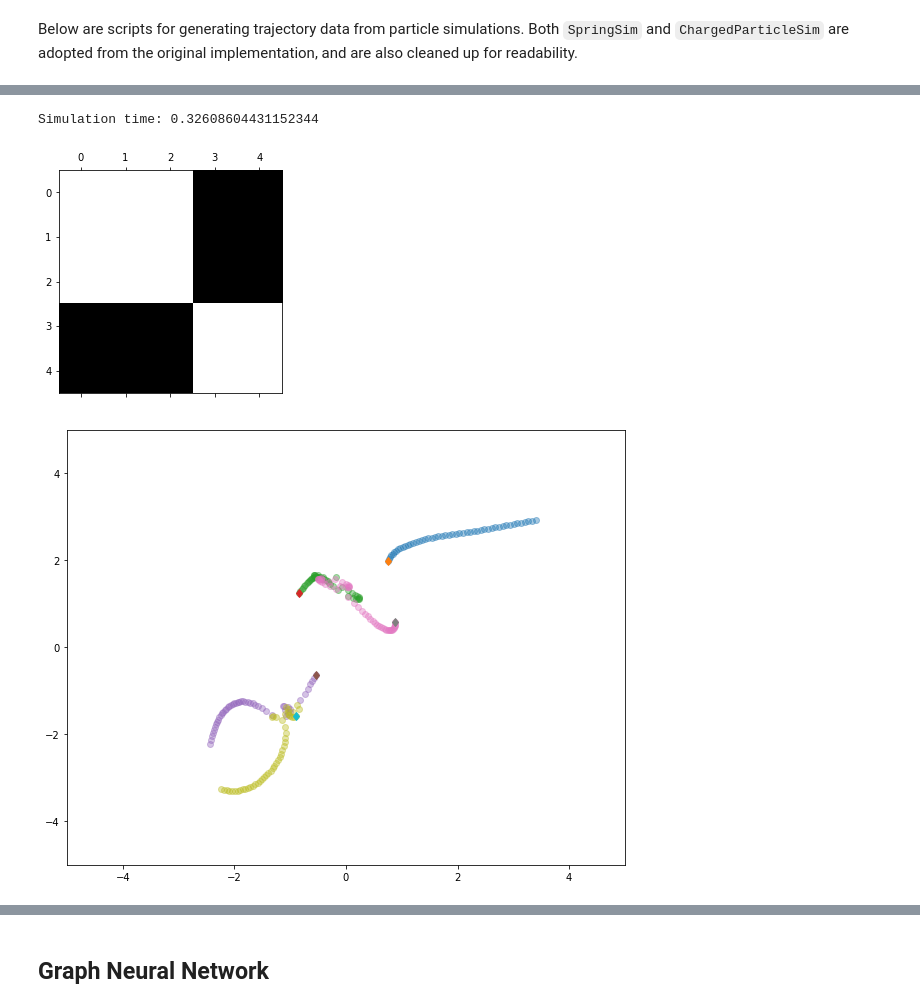
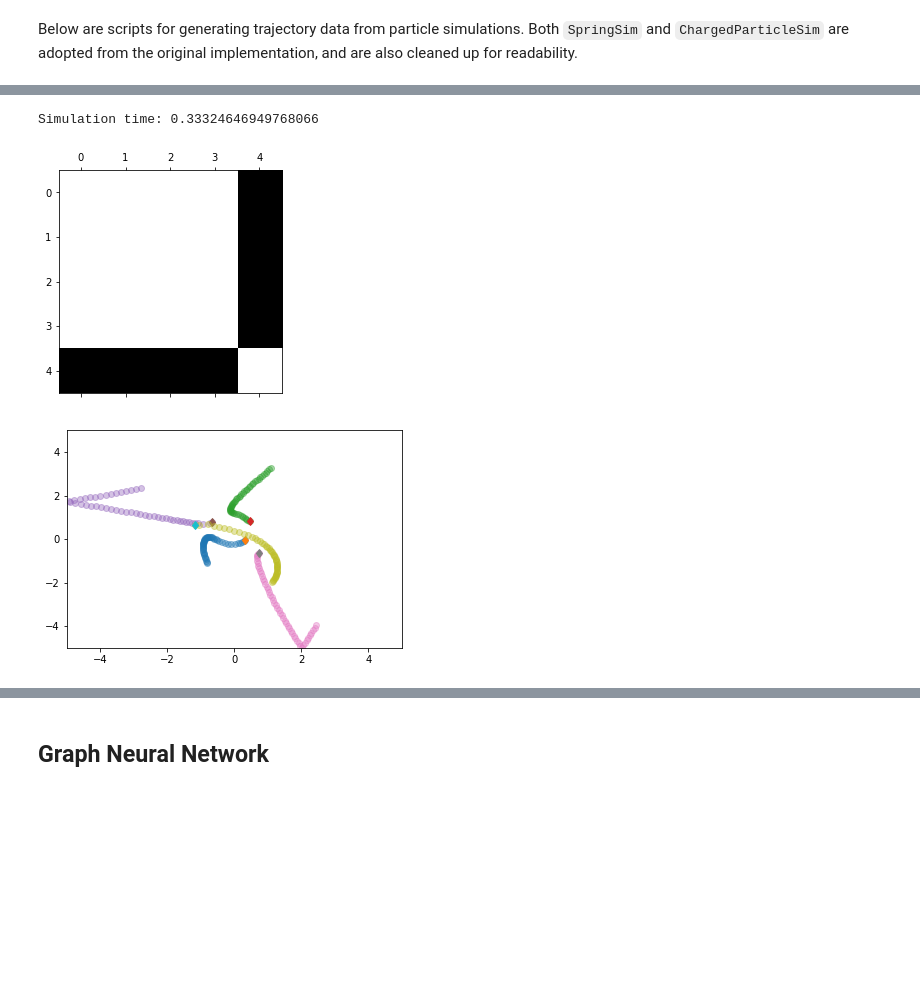
Before and after one commit to jinyeom/leuchtturm, a Jupyter notebook: Neural Relational Inference for Interacting Systems.ipynb, the cells around one changed output, grey strips where cells are left out. Drawn from its saved outputs; the diff is of its cells as text; code cells hidden in the pictures; blank space fills up the shorter version.

```diff
--- a/Neural Relational Inference for Interacting Systems.ipynb
+++ b/Neural Relational Inference for Interacting Systems.ipynb
@@ -142,13 +147,13 @@ class SpringSim(object):
 sim = SpringSim()
 
 start_time = time.time()
-loc, vel, edges = sim.sample_trajectory(T=5000, sample_freq=100)
+loc, vel, edges = sim.sample_trajectory(t=5000, sample_freq=100)
 duration = time.time() - start_time
 print(f"Simulation time: {duration}")
 
 plt.matshow(edges, cmap="gray")
 
-plt.figure(figsize=(10, 8))
+plt.figure()
 axes = plt.gca()
 axes.set_xlim([-5., 5.])
 axes.set_ylim([-5., 5.])
@@ -156,7 +161,7 @@ for i in range(loc.shape[-1]):
     plt.plot(loc[:, 0, i], loc[:, 1, i], 'o', alpha=0.4)
     plt.plot(loc[0, 0, i], loc[0, 1, i], 'd')
 
-plt.figure(figsize=(10, 8))
+plt.figure()
 energies = [sim.energy(loc[i, :, :], vel[i, :, :], edges) for i in range(loc.shape[0])]
 plt.plot(energies)
 plt.show()
@@ -304,26 +305,26 @@ class ChargedParticlesSim(object):
 # %%
 sim = ChargedParticlesSim()
 
 start_time = time.time()
-loc, vel, edges = sim.sample_trajectory(T=5000, sample_freq=100)
+loc, vel, edges = sim.sample_trajectory(t=5000, sample_freq=100)
 duration = time.time() - start_time
 print(f"Simulation time: {duration}")
 
 plt.matshow(edges, cmap="gray")
 
-plt.figure(figsize=(10, 8))
+plt.figure()
 axes = plt.gca()
 axes.set_xlim([-5., 5.])
 axes.set_ylim([-5., 5.])
 for i in range(loc.shape[-1]):
     plt.plot(loc[:, 0, i], loc[:, 1, i], 'o', alpha=0.4)
     plt.plot(loc[0, 0, i], loc[0, 1, i], 'd')
 
-plt.figure(figsize=(10, 8))
+plt.figure()
 energies = [sim.energy(loc[i, :, :], vel[i, :, :], edges) for i in range(loc.shape[0])]
 plt.plot(energies)
 plt.show()
 # %% [output]
-Simulation time: 0.32608604431152344
+Simulation time: 0.33324646949768066
-[figure, old version]
+[figure, new version]
-[figure, old version]
+[figure, new version]
```
Also changed, not shown: parts of 7 cells of this notebook, 2 other files.
